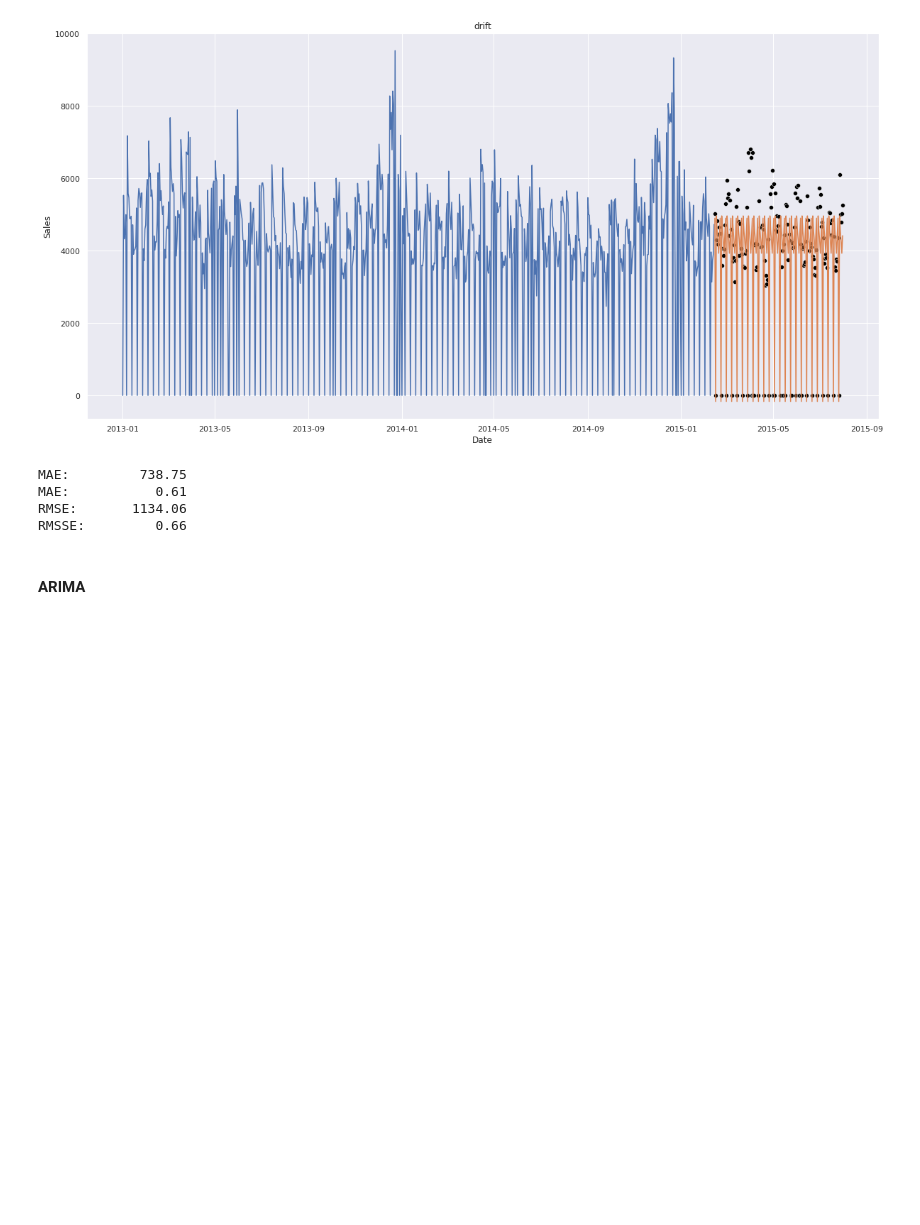
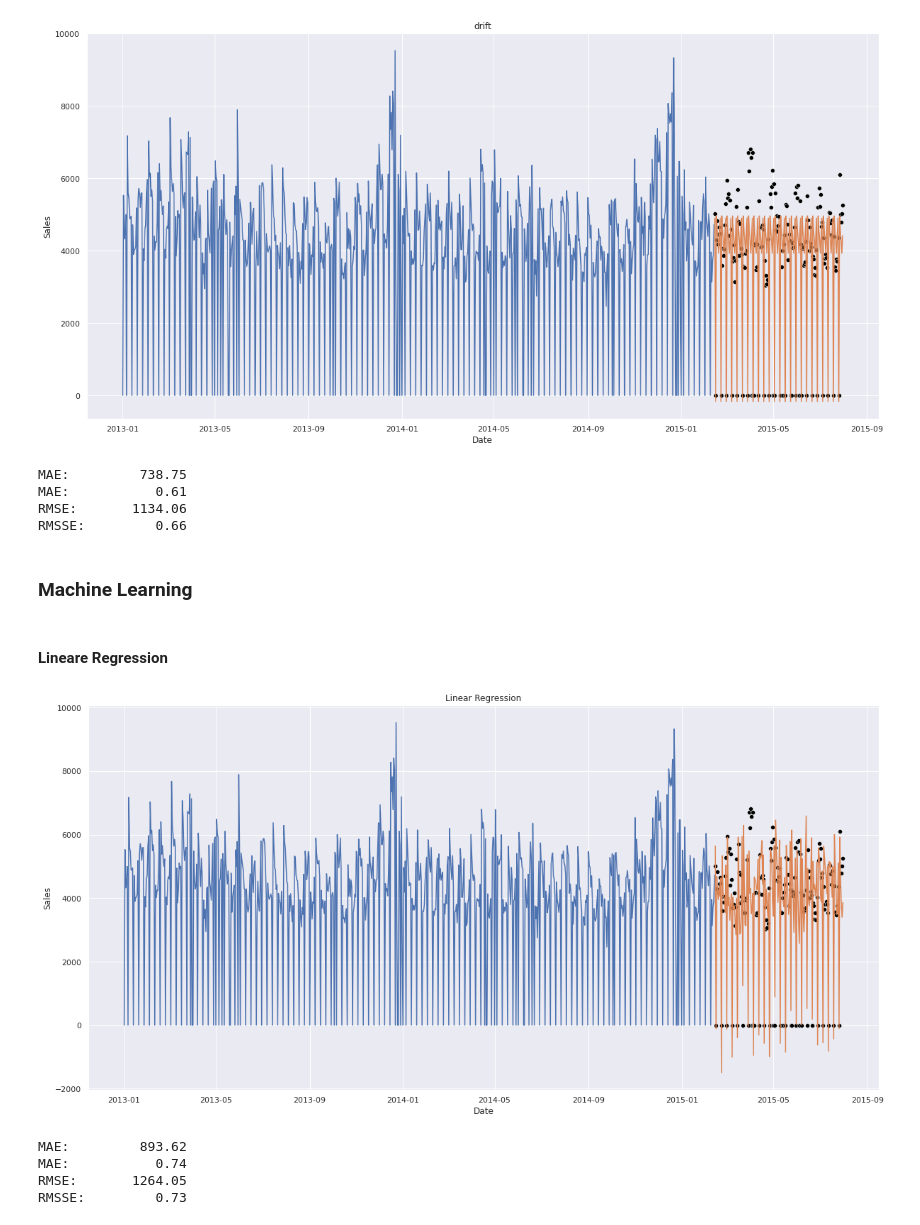
Before and after one commit to schemm/forecasting, a Jupyter notebook: RossmannStoreSales.ipynb, the cells around one changed output. Drawn from its saved outputs; the diff is of its cells as text; code cells hidden in the pictures; blank space fills up the shorter version.

```diff
--- a/RossmannStoreSales.ipynb
+++ b/RossmannStoreSales.ipynb
@@ -341,59 +309,45 @@ MAE:         738.75
 MAE:           0.61
 RMSE:       1134.06
 RMSSE:         0.66
-# %% [markdown]
-#### ARIMA
+# %% [markdown]
+### Machine Learning
+# %% [markdown]
+#### Lineare Regression
 # %%
-from sktime.forecasting.arima import AutoARIMA
-from sktime.forecasting.arima import ARIMA
+from sklearn.linear_model import LinearRegression
+from sktime.forecasting.compose import make_reduction
 from sktime.forecasting.base import ForecastingHorizon
 from sktime.forecasting.model_selection import temporal_train_test_split
 from sktime.performance_metrics.forecasting import mean_absolute_error as MAE
 from sktime.performance_metrics.forecasting import mean_absolute_scaled_error as MASE
 from sktime.performance_metrics.forecasting import mean_squared_error as MSE
 from sktime.performance_metrics.forecasting import mean_squared_scaled_error as MSSE
 
 data = demand[demand.Store == 1]
 train, test = temporal_train_test_split(data, test_size = 6*28)
 
 train.index.freq = 'D'
 test.index.freq = 'D'
 fh = ForecastingHorizon(test.index, is_relative = False)
 
-arima = AutoARIMA(start_p = 0, d = 0, start_q = 0,
-                  max_p = 7, max_d = 2, max_q = 7,
-                  seasonal=True,
-                  start_P = 0, D = 1, start_Q = 0,
-                  max_P = 7, max_D = 2, max_Q = 7,
-                  sp = 7,
-                  trace=True,
-                  error_action='warn',
-                  stepwise=True #,
-                  #random = True,
-                  #n_fits = 20
-                  )
+reg = LinearRegression()
+forecast = make_reduction(reg, window_length = 6*28, strategy = "recursive")
 
-# Stepwise: Best model:      ARIMA(4,0,0)(7,1,0)[7]
-# Non-Stepwise: Best model:  ARIMA(0,0,3)(1,1,1)[7]
+forecast.fit(train['Sales'])
 
-'''
-arima = ARIMA(
-    order=(0, 0, 3),
-    seasonal_order=(1, 1, 1, 7),
-    suppress_warnings = True
-)
-'''
-
-arima.fit(train['Sales'].astype('float'))
-
-
-sns.lineplot(data = train['Sales'])
+sns.lineplot(data = train['Sales']).set_title('Naive')
 sns.scatterplot(data = test['Sales'], color = 'black')
-sns.lineplot(data = arima.predict(fh))
-plt.title('ARIMA')
+sns.lineplot(data = forecast.predict(fh))
+plt.title('Linear Regression')
 plt.show()
 
-print('MAE: \t %10.2f' % MAE(test['Sales'], arima.predict(fh)))
-print('MAE: \t %10.2f' % MASE(test['Sales'], arima.predict(fh), train['Sales'], sp = 7))
-print('RMSE: \t %10.2f' % MSE(test['Sales'], arima.predict(fh), square_root = True))
-print('RMSSE: \t %10.2f' % MSSE(test['Sales'], arima.predict(fh), train['Sales'], sp = 7, square_root = True))
+print('MAE: \t %10.2f' % MAE(test['Sales'], forecast.predict(fh)))
+print('MAE: \t %10.2f' % MASE(test['Sales'], forecast.predict(fh), train['Sales'], sp = 7))
+print('RMSE: \t %10.2f' % MSE(test['Sales'], forecast.predict(fh), square_root = True))
+print('RMSSE: \t %10.2f' % MSSE(test['Sales'], forecast.predict(fh), train['Sales'], sp = 7, square_root = True))
+# %% [output]
+[figure, added]
+MAE:         893.62
+MAE:           0.74
+RMSE:       1264.05
+RMSSE:         0.73
```
Also changed, not shown: parts of 17 cells of this notebook.
